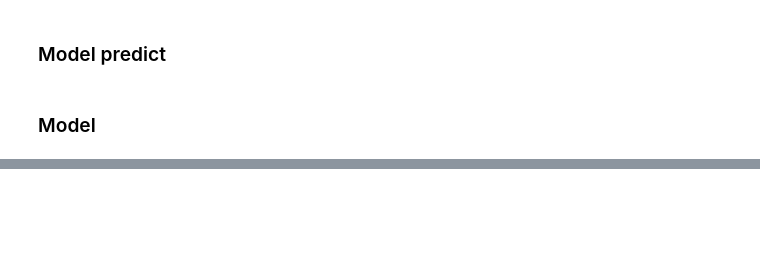
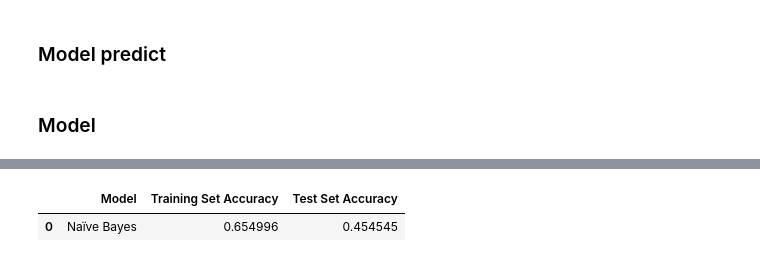
Before and after one commit to andrea-foroni/ps_classification, a Jupyter notebook: Models - Naive Bayes.ipynb, the cells around one changed output, grey strips where cells are left out. Cells and saved outputs as stored; diff of their text form; code cells hidden in the pictures; blank space fills up the shorter version.

```diff
--- a/Models - Naive Bayes.ipynb
+++ b/Models - Naive Bayes.ipynb
@@ -142,0 +143,12 @@ ax.legend(loc='lower right')
+# %%
+d = {
+     'Model': 'Naïve Bayes',
+     'Training Set Accuracy': accuracy_score(labels_train, naive_bayes.predict(features_train)),
+     'Test Set Accuracy': accuracy_score(labels_test, naive_bayes_pred)
+}
+
+df_models_naive_bayes = pd.DataFrame(d, index=[0])
+df_models_naive_bayes
+# %% [output]
+|  | Model | Training Set Accuracy | Test Set Accuracy |
+| 0 | Naïve Bayes | 0.654996 | 0.454545 |
```
Also changed, not shown: parts of 7 cells of this notebook, 5 other files.
